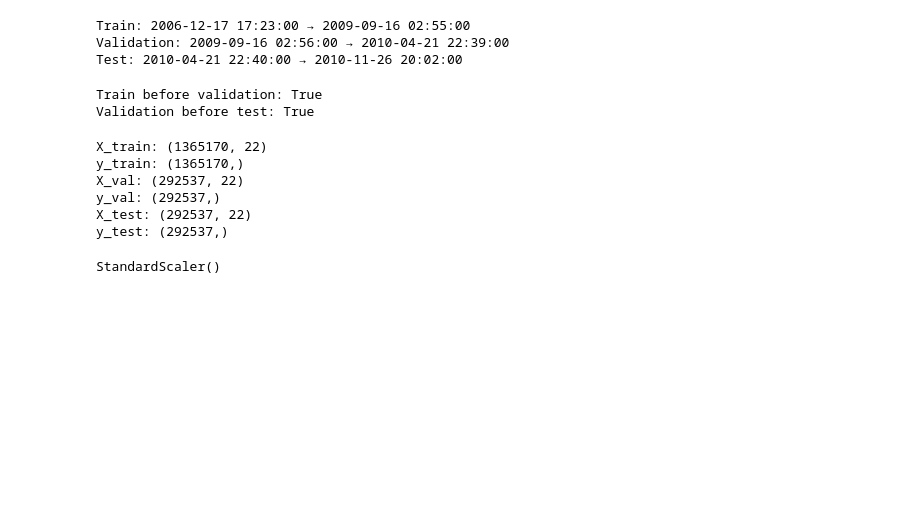
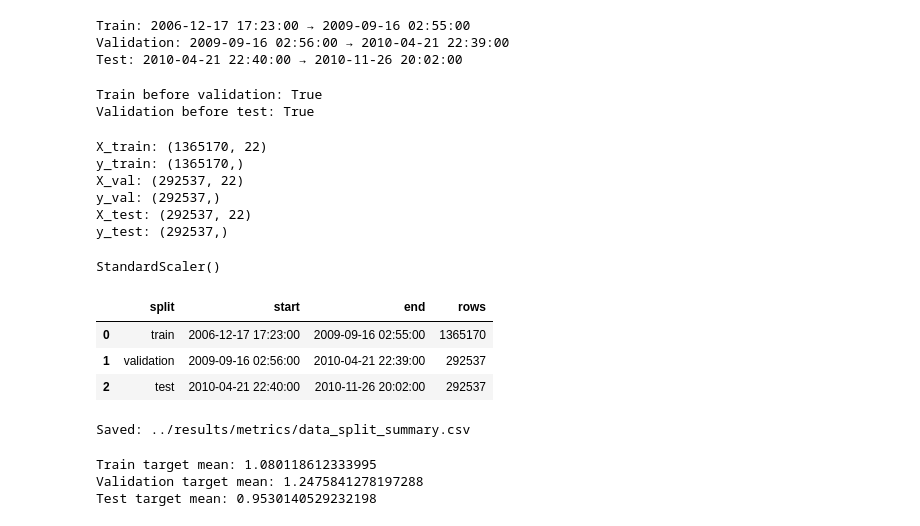
Before and after one commit to dmurray-data/deep-learning-tabular, a Jupyter notebook: notebooks/04_train_validation_test_split.ipynb, the cells around one changed output. Cells and saved outputs as stored; diff of their text form; code cells hidden in the pictures; blank space fills up the shorter version.

Commit message:
finished chronological splitting and prep

```diff
--- a/notebooks/04_train_validation_test_split.ipynb
+++ b/notebooks/04_train_validation_test_split.ipynb
@@ -194,0 +206,73 @@ X_test_scaled = scaler.transform(X_test)
+# %%
+# saving split metadata (only saving the split boundaries)
+
+split_info = pd.DataFrame({
+    "split": [
+        "train",
+        "validation",
+        "test"
+    ],
+    "start": [
+        train_df["datetime"].min(),
+        val_df["datetime"].min(),
+        test_df["datetime"].min()
+    ],
+    "end": [
+        train_df["datetime"].max(),
+        val_df["datetime"].max(),
+        test_df["datetime"].max()
+    ],
+    "rows": [
+        len(train_df),
+        len(val_df),
+        len(test_df)
+    ]
+})
+
+split_info
+# %% [output]
+|  | split | start | end | rows |
+| 0 | train | 2006-12-17 17:23:00 | 2009-09-16 02:55:00 | 1365170 |
+| 1 | validation | 2009-09-16 02:56:00 | 2010-04-21 22:39:00 | 292537 |
+| 2 | test | 2010-04-21 22:40:00 | 2010-11-26 20:02:00 | 292537 |
+# %%
+# save
+
+output_path = Path(
+    "../results/metrics/data_split_summary.csv"
+)
+
+output_path.parent.mkdir(
+    parents=True,
+    exist_ok=True
+)
+
+split_info.to_csv(
+    output_path,
+    index=False
+)
+
+print("Saved:", output_path)
+# %% [output]
+Saved: ../results/metrics/data_split_summary.csv
+# %%
+# final check
+
+print(
+    "Train target mean:",
+    y_train.mean()
+)
+
+print(
+    "Validation target mean:",
+    y_val.mean()
+)
+
+print(
+    "Test target mean:",
+    y_test.mean()
+)
+# %% [output]
+Train target mean: 1.080118612333995
+Validation target mean: 1.2475841278197288
+Test target mean: 0.9530140529232198
```
Also changed, not shown: parts of 1 cell of this notebook, 1 other file.
